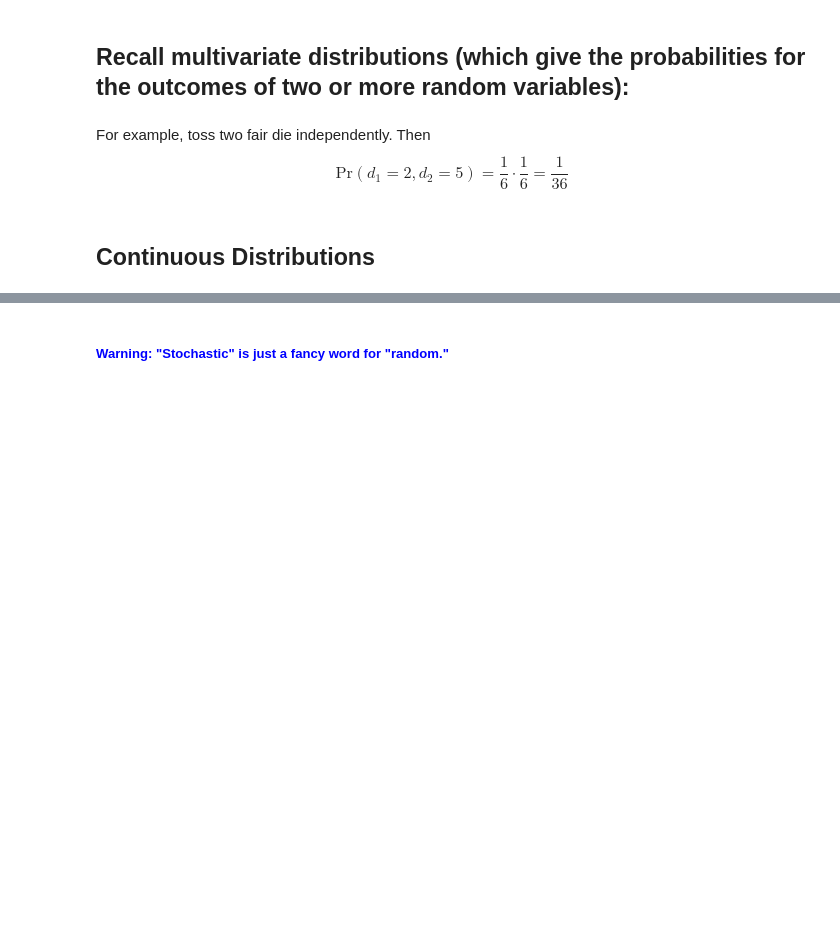
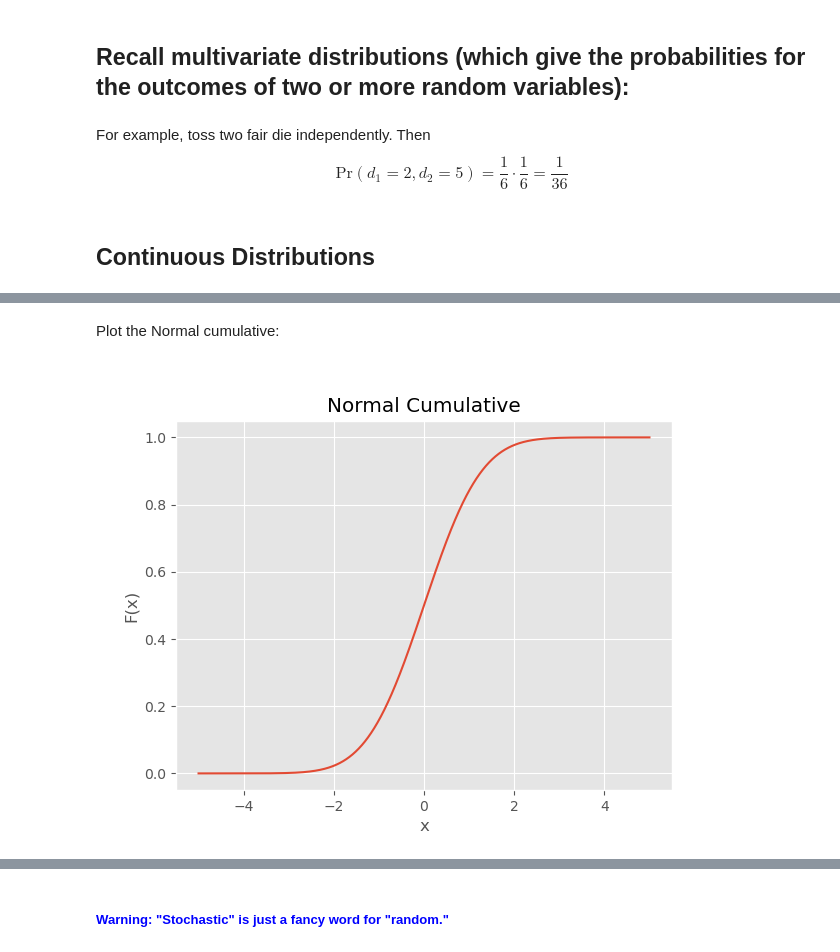
Before and after one commit to mettinger/python, a Jupyter notebook: interviewKickstart/interviewKickstart.ipynb, the cells around one changed output, grey strips where cells are left out. Drawn from its saved outputs; the diff is of its cells as text; code cells hidden in the pictures; blank space fills up the shorter version.

```diff
--- a/interviewKickstart/interviewKickstart.ipynb
+++ b/interviewKickstart/interviewKickstart.ipynb
@@ -127,0 +199,12 @@ For example, toss two fair die independently.  Then $$\text{Pr}(d_1 = 2, d_2 = 5
+# %% [markdown]
+Plot the Normal cumulative:
+# %%
+normalCumulative = scipy.stats.norm.cdf(x, loc=mu, scale = sigma)
+plt.figure()
+plt.plot(x, normalCumulative)
+plt.title('Normal Cumulative')
+plt.xlabel('x')
+plt.ylabel('F(x)')
+plt.show()
+# %% [output]
+[figure, added]
```
Also changed, not shown: parts of 22 cells of this notebook.
